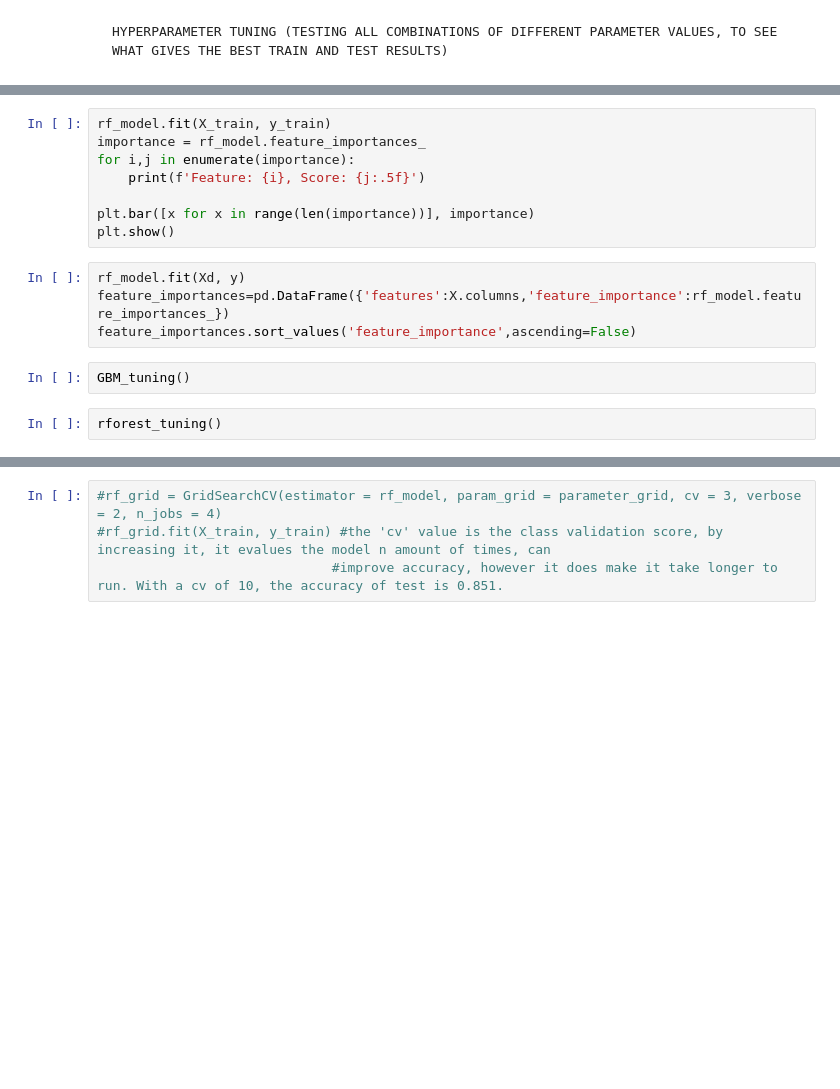
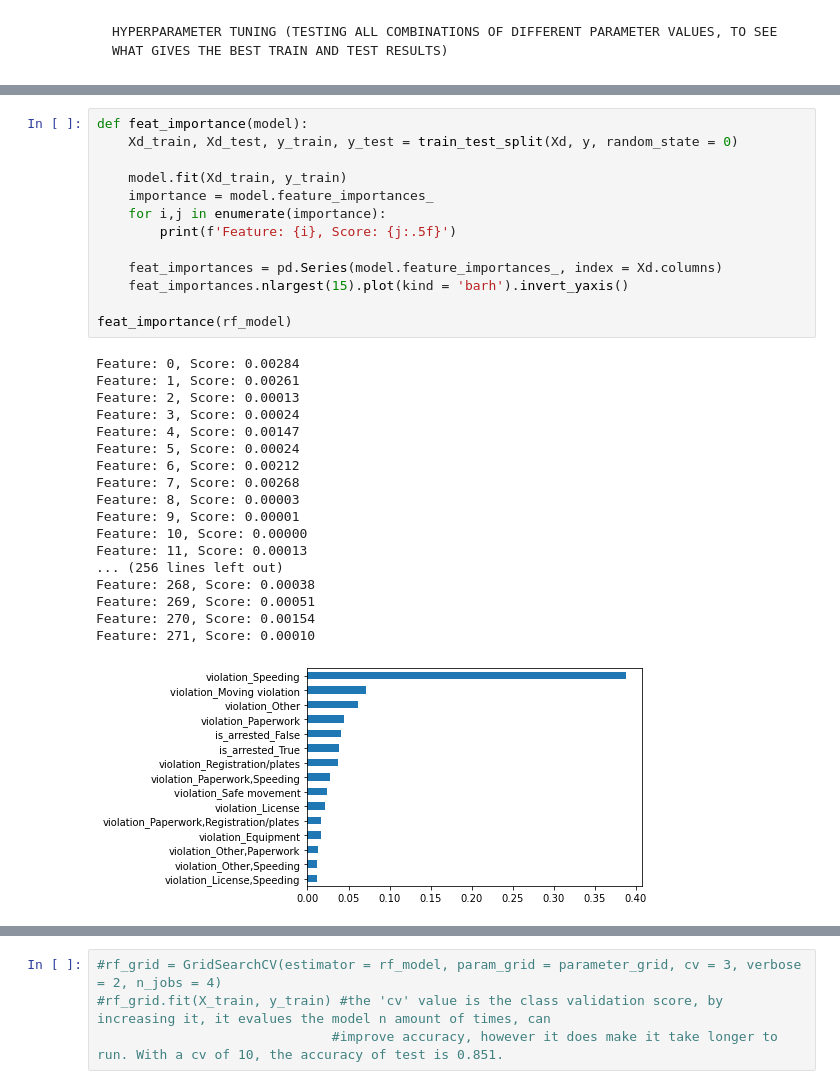
Before and after one commit to MasterWolff/BDA-Project, a Jupyter notebook: BDA code.ipynb, the cells around one changed output, grey strips where cells are left out. Saved outputs shown, nothing was run; the diff lists cells and outputs as text; blank space fills up the shorter version.

Commit message:
improving feature importance identification

```diff
--- a/BDA code.ipynb
+++ b/BDA code.ipynb
@@ -162,19 +249,35 @@ def GBM_tuning():
     print(GBM_grid.best_params_)
     print (f'Train Accuracy : {GBM_grid.score(X_train,y_train):.3f}')
     print (f'Test Accuracy : {GBM_grid.score(X_test,y_test):.3f}')
-# %%
-rf_model.fit(X_train, y_train)
-importance = rf_model.feature_importances_
-for i,j in enumerate(importance):
-    print(f'Feature: {i}, Score: {j:.5f}')
-
-plt.bar([x for x in range(len(importance))], importance)
-plt.show()
-# %%
-rf_model.fit(Xd, y)
-feature_importances=pd.DataFrame({'features':X.columns,'feature_importance':rf_model.feature_importances_})
-feature_importances.sort_values('feature_importance',ascending=False)
-# %%
-GBM_tuning()
-# %%
-rforest_tuning()
+# %%
+def feat_importance(model):
+    Xd_train, Xd_test, y_train, y_test = train_test_split(Xd, y, random_state = 0)
+
+    model.fit(Xd_train, y_train)
+    importance = model.feature_importances_
+    for i,j in enumerate(importance):
+        print(f'Feature: {i}, Score: {j:.5f}')
+
+    feat_importances = pd.Series(model.feature_importances_, index = Xd.columns)
+    feat_importances.nlargest(15).plot(kind = 'barh').invert_yaxis()
+
+feat_importance(rf_model)
+# %% [output]
+Feature: 0, Score: 0.00284
+Feature: 1, Score: 0.00261
+Feature: 2, Score: 0.00013
+Feature: 3, Score: 0.00024
+Feature: 4, Score: 0.00147
+Feature: 5, Score: 0.00024
+Feature: 6, Score: 0.00212
+Feature: 7, Score: 0.00268
+Feature: 8, Score: 0.00003
+Feature: 9, Score: 0.00001
+Feature: 10, Score: 0.00000
+Feature: 11, Score: 0.00013
+... (256 lines left out)
+Feature: 268, Score: 0.00038
+Feature: 269, Score: 0.00051
+Feature: 270, Score: 0.00154
+Feature: 271, Score: 0.00010
+[figure, added]
```
Also changed, not shown: parts of 17 cells of this notebook.
